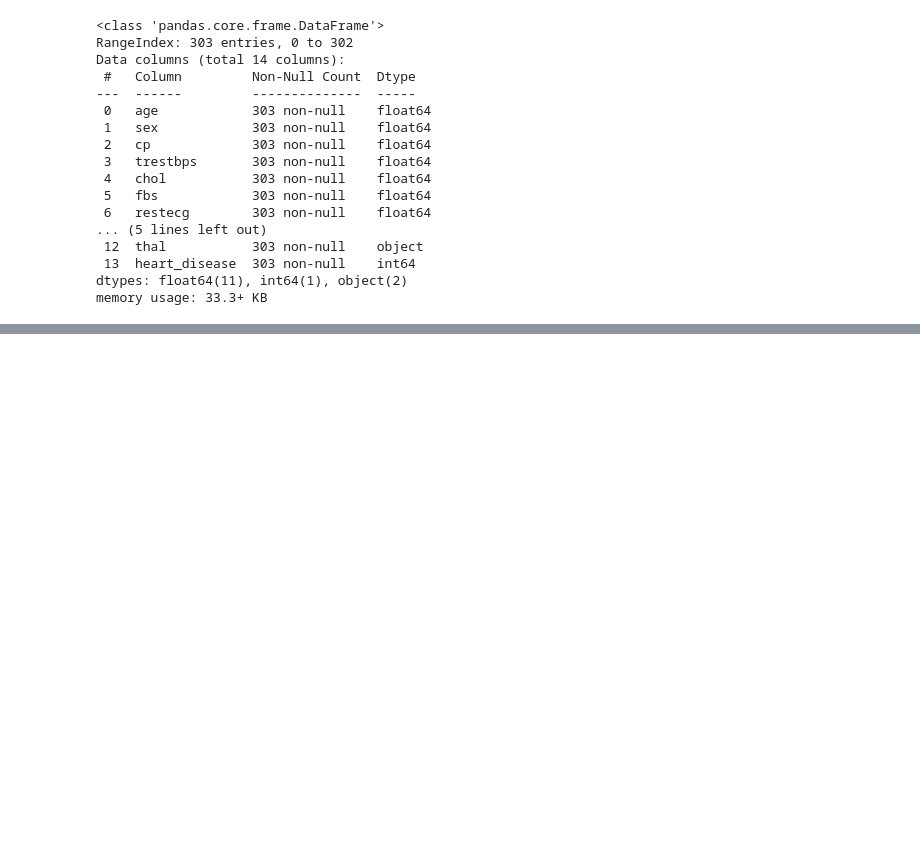
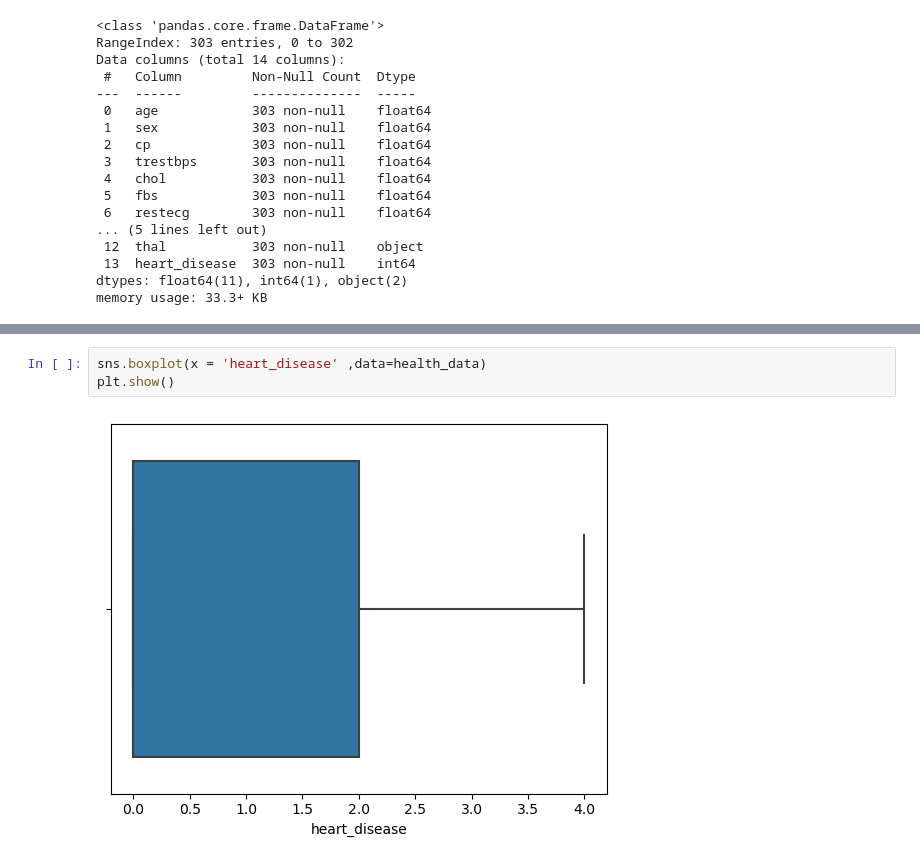
Before and after one commit to Amoako419/Heart_EDA, a Jupyter notebook: eda.ipynb, the cells around one changed output, grey strips where cells are left out. Saved outputs shown, nothing was run; the diff lists cells and outputs as text; blank space fills up the shorter version.

```diff
--- a/eda.ipynb
+++ b/eda.ipynb
@@ -62,0 +205,5 @@ memory usage: 33.3+ KB
+# %%
+sns.boxplot(x = 'heart_disease' ,data=health_data)
+plt.show()
+# %% [output]
+[figure, added]
```
Also changed, not shown: parts of 20 cells of this notebook.
